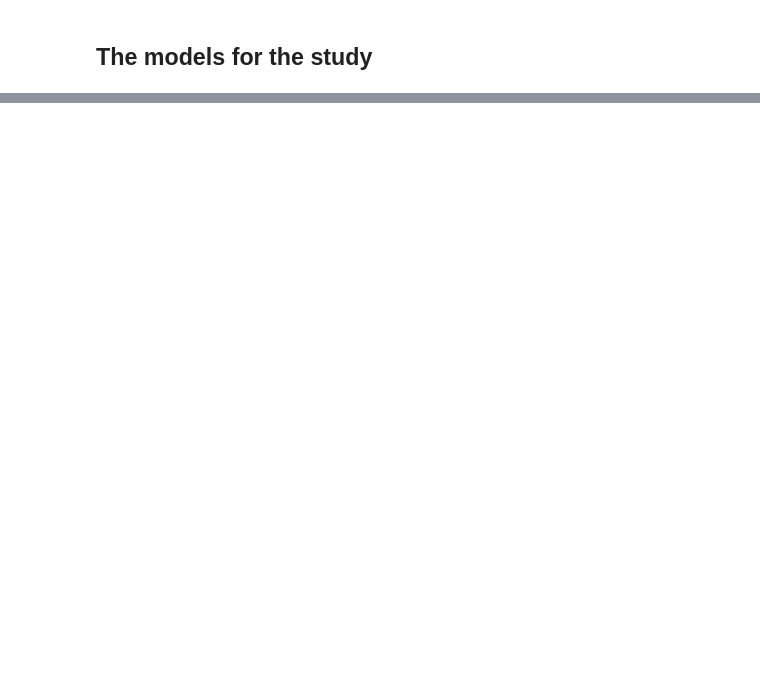
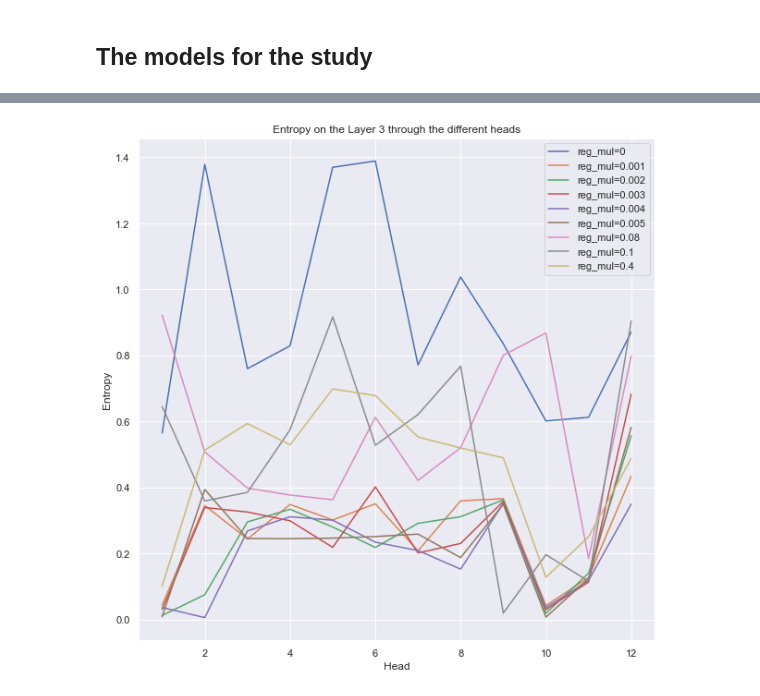
Before and after one commit to lolofo/stage_4_gm, a Jupyter notebook: attention_algorithms/notebooks/regu_study/Underline .ipynb, the cells around one changed output, grey strips where cells are left out. Saved outputs shown, nothing was run; the diff lists cells and outputs as text; code cells hidden in the pictures; blank space fills up the shorter version.

```diff
--- a/attention_algorithms/notebooks/regu_study/Underline .ipynb
+++ b/attention_algorithms/notebooks/regu_study/Underline .ipynb
@@ -986,0 +308,15 @@ with torch.no_grad():
+# %%
+import matplotlib.pyplot as plt
+fig = plt.figure(figsize=(10, 10))
+plt.ylabel("Entropy")
+plt.xlabel("Head")
+
+for i in range(entropy_map.shape[0]):
+    plt.plot(list(range(1,13)), entropy_map[i, :], label=list(models_dict.keys())[i])
+
+txt = plt.legend()
+txt = plt.title("Entropy on the Layer 3 through the different heads")
+
+plt.savefig(os.path.join(".cache", "plots", "entropy_study", "entropy_through_layers.png"))
+# %% [output]
+[figure, added]
```
Also changed, not shown: parts of 29 cells of this notebook, 2 other files.
